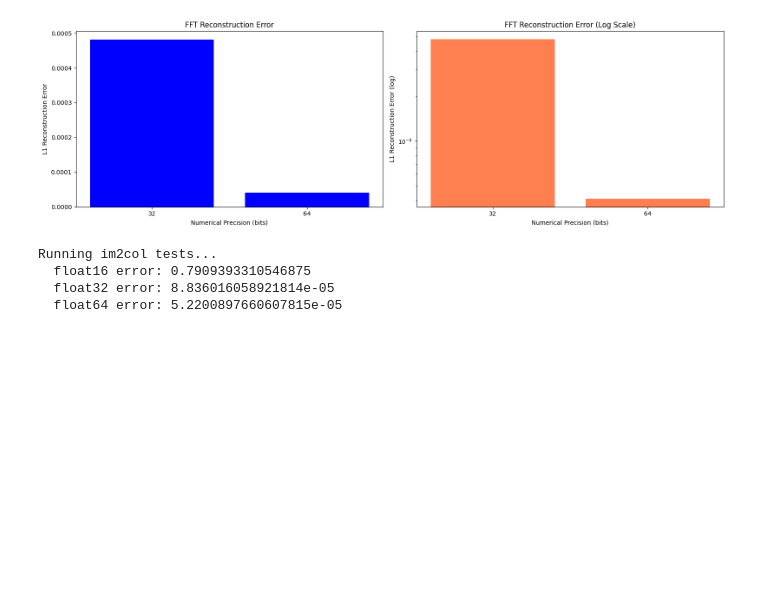
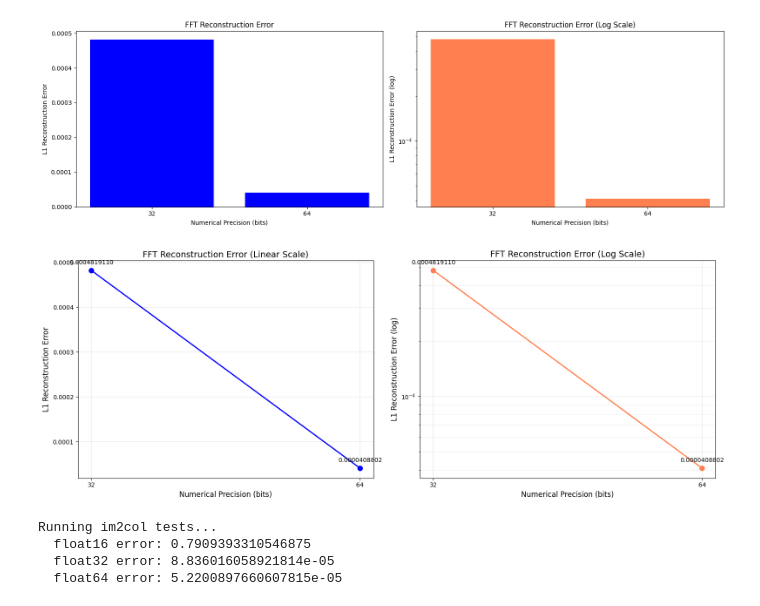
Before and after one commit to AaronGoldblatt/efficient-neural-network-numerics, a Jupyter notebook: 1-numerical_precision.ipynb, the cells around one changed output. Cells and saved outputs as stored; diff of their text form; code cells hidden in the pictures; blank space fills up the shorter version.

```diff
--- a/1-numerical_precision.ipynb
+++ b/1-numerical_precision.ipynb
@@ -309,6 +359,56 @@ plt.tight_layout()
 plt.show()
 # %% [output]
 [figure]
+# %%
+import matplotlib.pyplot as plt
+import numpy as np
+
+# Data from your FFT tests
+precisions = [32, 64]
+errors = [0.0004819110035896301, 4.088022463254182e-05]
+
+# Create figure with two subplots
+fig, (ax1, ax2) = plt.subplots(1, 2, figsize=(16, 6))
+
+# Regular scale plot
+ax1.plot(precisions, errors, 'o-', color='blue', linewidth=2, markersize=8)
+ax1.set_title('FFT Reconstruction Error (Linear Scale)', fontsize=14)
+ax1.set_xlabel('Numerical Precision (bits)', fontsize=12)
+ax1.set_ylabel('L1 Reconstruction Error', fontsize=12)
+ax1.grid(True, alpha=0.3)
+ax1.set_xticks(precisions)
+
+# Annotate points on linear scale
+for i, (x, y) in enumerate(zip(precisions, errors)):
+    ax1.annotate(f"{y:.10f}",
+                 (x, y),
+                 textcoords="offset points",
+                 xytext=(0, 10),
+                 ha='center')
+
+# Log scale plot
+ax2.plot(precisions, errors, 'o-', color='coral', linewidth=2, markersize=8)
+ax2.set_title('FFT Reconstruction Error (Log Scale)', fontsize=14)
+ax2.set_xlabel('Numerical Precision (bits)', fontsize=12)
+ax2.set_ylabel('L1 Reconstruction Error (log)', fontsize=12)
+ax2.set_yscale('log')
+ax2.grid(True, alpha=0.3)
+ax2.grid(True, which='minor', alpha=0.2)
+ax2.set_xticks(precisions)
+
+# Annotate points on log scale
+for i, (x, y) in enumerate(zip(precisions, errors)):
+    ax2.annotate(f"{y:.10f}",
+                 (x, y),
+                 textcoords="offset points",
+                 xytext=(0, 10),
+                 ha='center')
+
+plt.tight_layout()
+plt.savefig('fft_error_comparison.png', dpi=300)
+plt.show()
+# %% [output]
+[figure, added]
 # %%
 # Precision levels to test for im2col
 precisions_im2col = [16, 32, 64]
```
Also changed, not shown: parts of 4 cells of this notebook.
